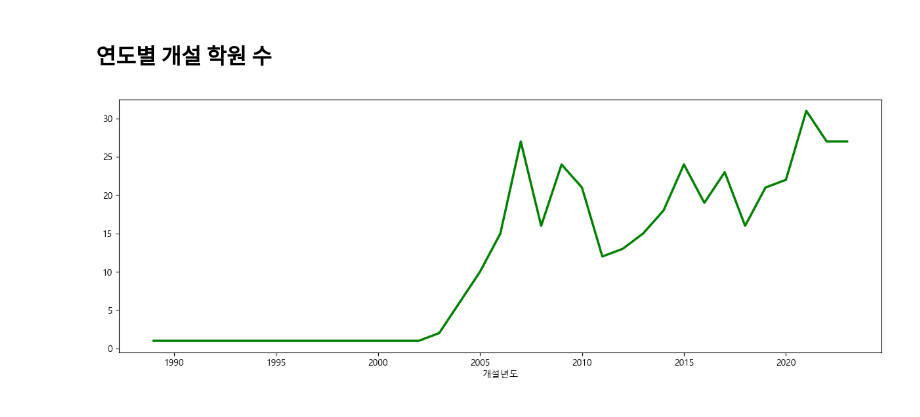
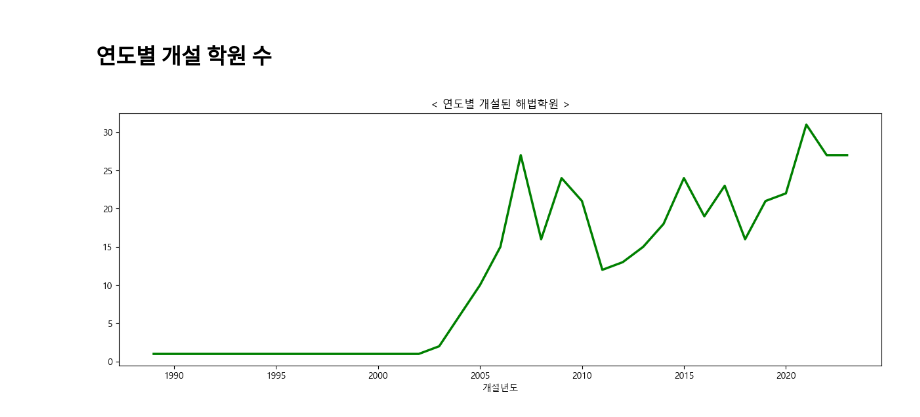
Before and after one commit to YoonseokChoi/EdTech, a Jupyter notebook: Data Analysis/Toy Projects/서울시 학원 교습소 분석/서울시 학원 교습소 분석.ipynb, the cells around one changed output. Cells and saved outputs as stored; diff of their text form; code cells hidden in the pictures.

```diff
--- a/Data Analysis/Toy Projects/서울시 학원 교습소 분석/서울시 학원 교습소 분석.ipynb
+++ b/Data Analysis/Toy Projects/서울시 학원 교습소 분석/서울시 학원 교습소 분석.ipynb
@@ -154,5 +162,6 @@ _= plt.xticks(rotation=0)
 # %%
 fig, ax = plt.subplots(figsize=(15,5))
 _=hb_df['개설년도'].value_counts().sort_index().plot.line(color='green', linewidth=2.5)
+_=plt.title("< 연도별 개설된 해법학원 >")
 # %% [output]
-[figure, old version]
+[figure, new version]
```
Also changed, not shown: parts of 7 cells of this notebook, 5 other files.
